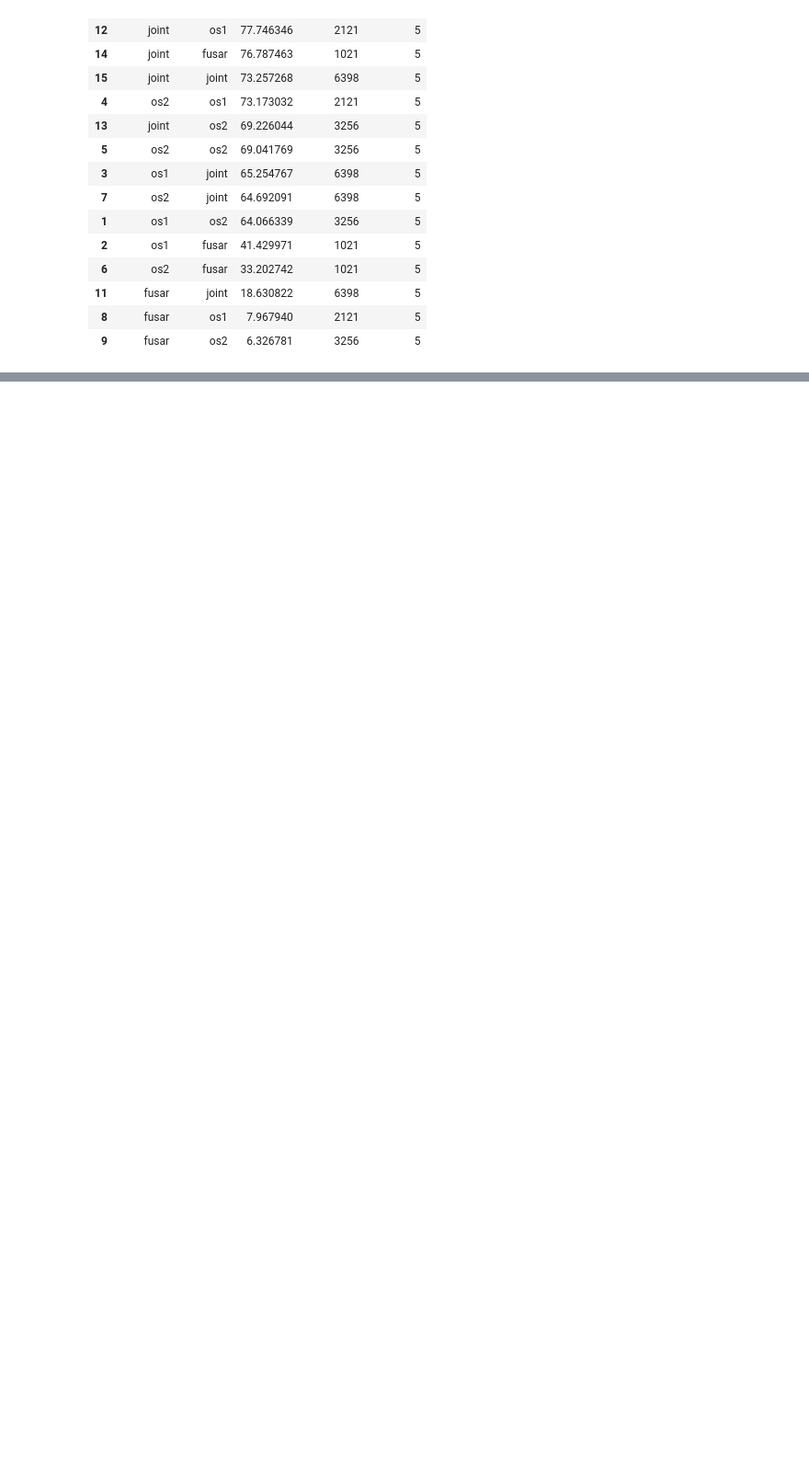
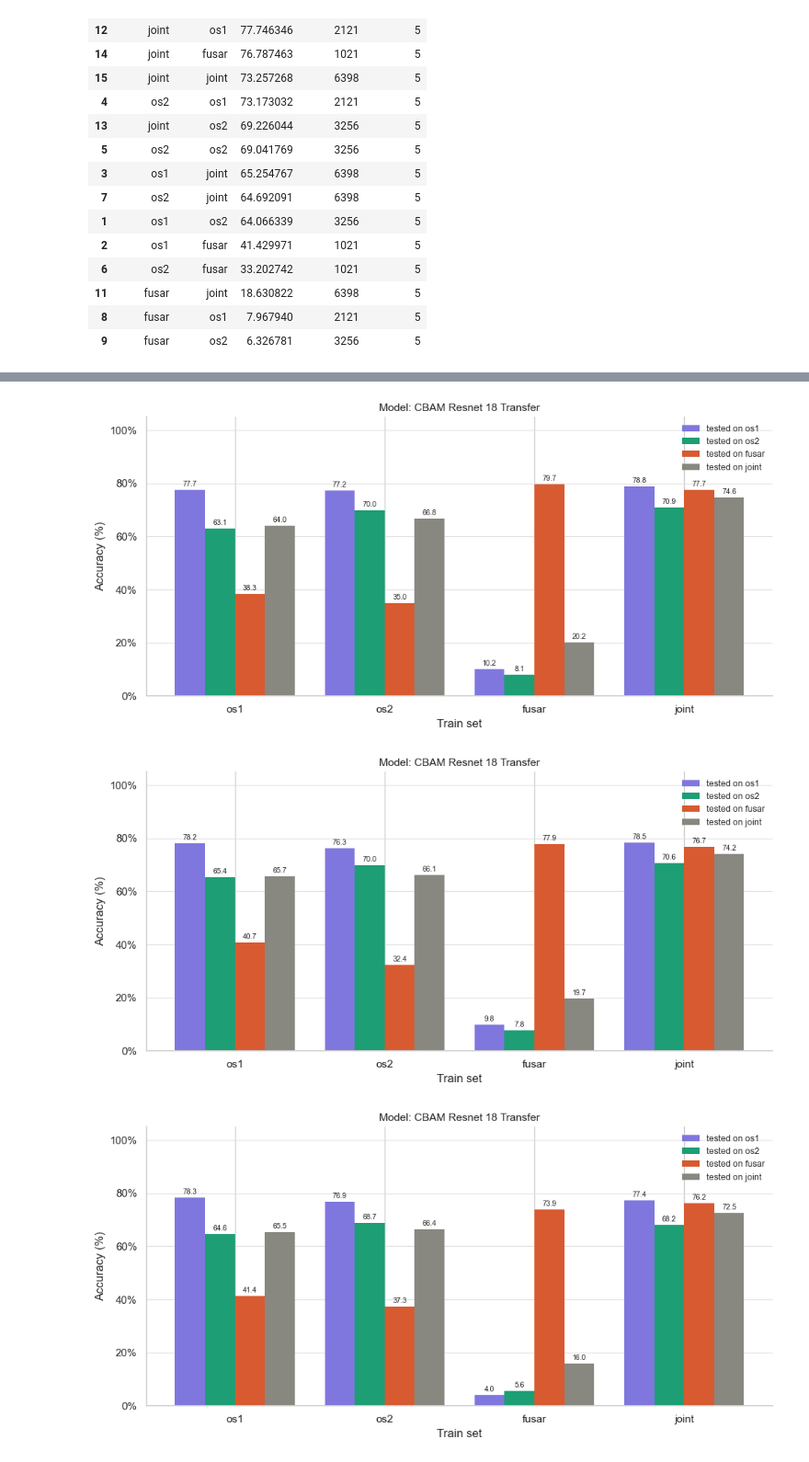
Before and after one commit to gknapp101/ds6050_final_project, a Jupyter notebook: test_results_plots.ipynb, the cells around one changed output, grey strips where cells are left out. Shown at 92% size. Saved outputs shown, nothing was run; the diff lists cells and outputs as text; code cells hidden in the pictures; blank space fills up the shorter version.

Commit message:
Graphs

```diff
--- a/test_results_plots.ipynb
+++ b/test_results_plots.ipynb
@@ -459,0 +480,55 @@ hierarchical_only[["train_split", "test_split", "accuracy", "n_samples", "n_clas
+# %%
+import numpy as np
+import matplotlib.pyplot as plt
+import json
+
+with open('results/baseline_test_results.json') as f:
+    data = json.load(f)
+
+model_keys  = ['bam', 'res', 'vis']
+domain_keys = ['os1', 'os2', 'fusar', 'all']
+model_colors = ['#7F77DD', '#1D9E75', '#D85A30', '#888780']
+
+for model_key in model_keys:
+    results = {
+        train: {
+            test: data[model_key][train][test]['overall']
+            for test in domain_keys
+        }
+        for train in domain_keys
+    }
+
+    x     = np.arange(len(domain_keys))  # train domains on x-axis
+    n     = len(domain_keys)             # one bar per test domain
+    width = 0.8 / n
+
+    fig, ax = plt.subplots(figsize=(10, 5))
+
+    for i, test_key in enumerate(domain_keys):
+        accs    = [results[train][test_key] for train in domain_keys]
+        offsets = x + i * width - (n - 1) * width / 2
+        label   = 'joint' if test_key == 'all' else test_key
+        bars    = ax.bar(offsets, accs, width, label=f"tested on {label}",
+                         color=model_colors[i], linewidth=0)
+        for bar, acc in zip(bars, accs):
+            ax.text(bar.get_x() + bar.get_width() / 2, bar.get_height() + 0.8,
+                    f"{acc:.1f}", ha='center', va='bottom', fontsize=7.5)
+
+    ax.set_title(f"Model: CBAM Resnet 18 Transfer", fontsize=11)
+    ax.set_xticks(x)
+    ax.set_xticklabels(['os1', 'os2', 'fusar', 'joint'])
+    ax.set_xlabel("Train set")
+    ax.set_ylabel("Accuracy (%)")
+    ax.set_ylim(0, 105)
+    ax.yaxis.set_major_formatter(plt.FuncFormatter(lambda v, _: f"{v:.0f}%"))
+    ax.spines[['top', 'right']].set_visible(False)
+    ax.grid(axis='y', color='#e0e0e0', linewidth=0.8)
+    ax.set_axisbelow(True)
+    ax.legend(frameon=False, fontsize=9)
+
+    plt.tight_layout()
+    plt.show()
+# %% [output]
+[figure, added]
+[figure, added]
+[figure, added]
```
Also changed, not shown: parts of 6 cells of this notebook.
